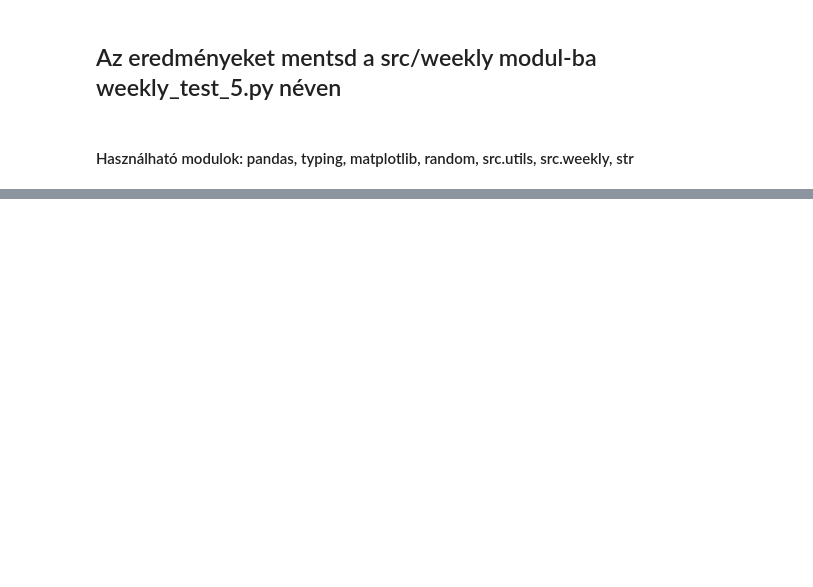
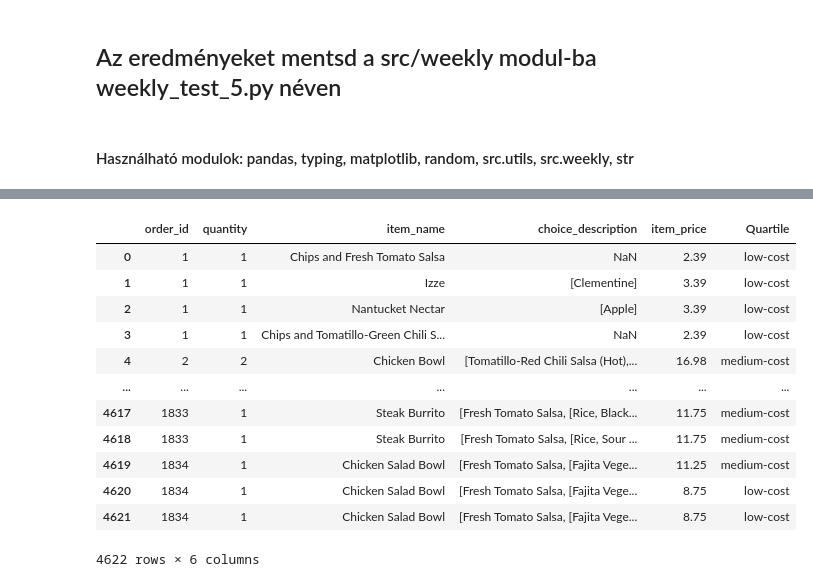
Before and after one commit to szabobalazs99/ECOPY_23241, a Jupyter notebook: notebooks/WeeklyTest5.ipynb, the cells around one changed output, grey strips where cells are left out. Cells and saved outputs as stored; diff of their text form; code cells hidden in the pictures; blank space fills up the shorter version.

```diff
--- a/notebooks/WeeklyTest5.ipynb
+++ b/notebooks/WeeklyTest5.ipynb
@@ -24,8 +24,11 @@ kimeneti típus: pandas.core.frame.DataFrame
 """
 # %%
 def change_price_to_float(input_df):
-    modified_df = input_df.copy()
+    copy_df = input_df.copy()
 
-    modified_df['item_price'] = modified_df['item_price'].str.replace('$', '').astype(float)
+    copy_df['item_price'] = copy_df['item_price'].str.replace('$', '').astype(float)
 
-    return modified_df
+    return copy_df
+# %%
+food = change_price_to_float(food)
+food
@@ -139,6 +294,30 @@ bemenet: input_df
 return type: pandas.core.frame.DataFrame
 
 """
+# %%
+def generate_quartile(input_df):
+    copy_df = input_df.copy()
+    quartile_labels = ['low-cost', 'medium-cost', 'high-cost', 'premium']
+    quartile_bins = [0, 9.99, 19.99, 29.99, float('inf')]
+    copy_df['Quartile'] = pd.cut(input_df['item_price'], bins=quartile_bins, labels=quartile_labels).astype('object')
+    return copy_df
+# %%
+food_with_quartile = generate_quartile(food)
+food_with_quartile
+# %% [output]
+|  | order_id | quantity | item_name | choice_description | item_price | Quartile |
+| 0 | 1 | 1 | Chips and Fresh Tomato Salsa | NaN | 2.39 | low-cost |
+| 1 | 1 | 1 | Izze | [Clementine] | 3.39 | low-cost |
+| 2 | 1 | 1 | Nantucket Nectar | [Apple] | 3.39 | low-cost |
+| 3 | 1 | 1 | Chips and Tomatillo-Green Chili S... | NaN | 2.39 | low-cost |
+| 4 | 2 | 2 | Chicken Bowl | [Tomatillo-Red Chili Salsa (Hot),... | 16.98 | medium-cost |
+| ... | ... | ... | ... | ... | ... | ... |
+| 4617 | 1833 | 1 | Steak Burrito | [Fresh Tomato Salsa, [Rice, Black... | 11.75 | medium-cost |
+| 4618 | 1833 | 1 | Steak Burrito | [Fresh Tomato Salsa, [Rice, Sour ... | 11.75 | medium-cost |
+| 4619 | 1834 | 1 | Chicken Salad Bowl | [Fresh Tomato Salsa, [Fajita Vege... | 11.25 | medium-cost |
+| 4620 | 1834 | 1 | Chicken Salad Bowl | [Fresh Tomato Salsa, [Fajita Vege... | 8.75 | low-cost |
+| 4621 | 1834 | 1 | Chicken Salad Bowl | [Fresh Tomato Salsa, [Fajita Vege... | 8.75 | low-cost |
+4622 rows × 6 columns
 # %%
 """
 13., Készíts egy függvényt, ami minden kvartilis értékhez kiszámítja, az átlagos árat. Használd az előző feladat eredményét bemenetként.
```
Also changed, not shown: parts of 26 cells of this notebook, 2 other files.
